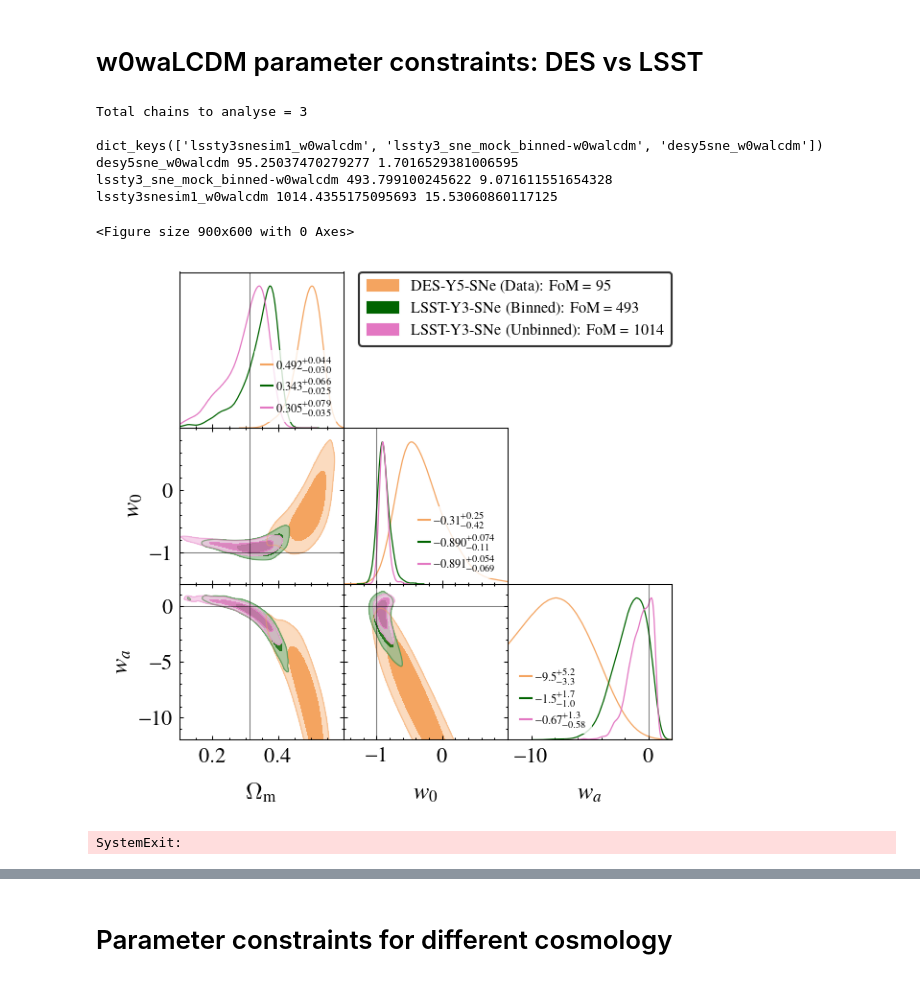
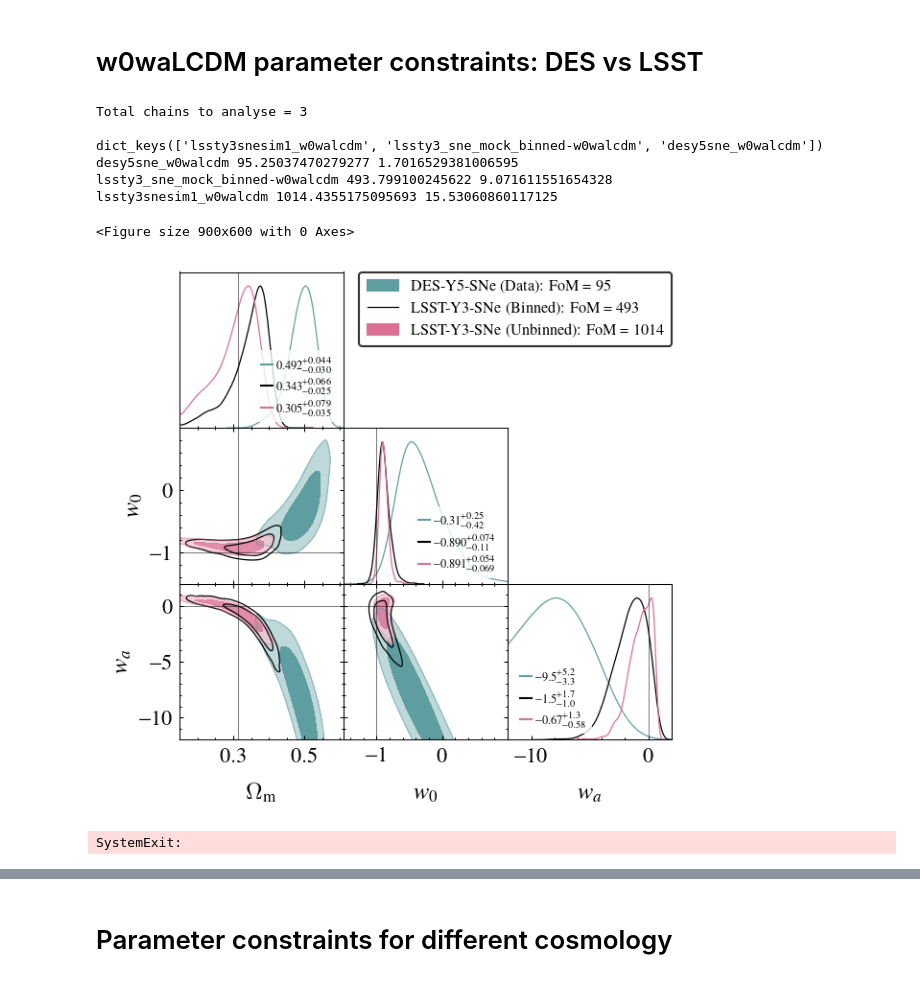
Before and after one commit to sriniraghunathan/CMB_BAO_SNe_likelihoods, a Jupyter notebook: analyse_chains_for_paper.ipynb, the cells around one changed output, grey strips where cells are left out. Saved outputs shown, nothing was run; the diff lists cells and outputs as text; code cells hidden in the pictures.

```diff
--- a/analyse_chains_for_paper.ipynb
+++ b/analyse_chains_for_paper.ipynb
@@ -107,7 +107,8 @@ for desi_iter in range(2):
 
     chains_to_plot = chain_fdlist
     filled = [True, False, False, True]
-    color_arr = ['sandybrown', 'steelblue', 'darkred', 'black']
+    #color_arr = ['sandybrown', 'steelblue', 'darkred', 'black']
+    color_arr = ['black', 'steelblue', 'darkred', 'sandybrown']
 
     print('\n')
     samples_to_plot, labels_arr = [], []
@@ -279,35 +280,37 @@ for chainname in chains_to_plot:
 if which_cosmo == 'lcdm':
     sys.exit()
 clf()
 #param_limits_dic = {'omegam': [0.1, 0.6], 'omch2': [0., 0.25], 'w': [-1.3, -0.6], 'wa': [-4, 3.]}
-param_limits_dic = {'omegam': [0.1, 0.6], 'w': [-1.5, 1.], 'wa': [-12, 2.]}
+####param_limits_dic = {'omegam': [0.1, 0.6], 'w': [-1.5, 1.], 'wa': [-12, 2.]}
+param_limits_dic = {'omegam': [0.15, 0.61], 'w': [-1.5, 1.], 'wa': [-12, 2.]}
 #param_limits_dic = {'omegam': [0.2, 0.6], 'w': [-1.3, 0.3], 'wa': [-4., 1.2]}
 
 g = misc_getdist.make_getdist_plot('triangle',
                                    samples_to_plot,
                                    params_to_plot,
                                    param_dict = param_dict,
                                    #color_arr = ['sandybrown', 'black', 'tab:green', 'tab:pink'],
-                                   color_arr = ['sandybrown', 'darkgreen', 'tab:pink'],
+                                   #color_arr = ['sandybrown', 'darkgreen', 'tab:pink'],
+                                   color_arr = ['cadetblue', 'black', 'palevioletred'],
                                    figsize = figsize, fsval = fsval,
-                                   filled = [True, True, True],
+                                   filled = [True, False, True],
                                    legloc = 'upper right',
                                    legfsval = legfsval,
                                    labels = labels_arr,
                                    param_limits_dic = param_limits_dic,
                                    diagonal_errors_fsval = 6.,
                                    diagonal_errors_legloc = [4, 4, 3],
                                   )
 plname = 'plots/%s_lsst_des.pdf' %(which_cosmo)
 savefig(plname, dpi = 200.)
 show(); sys.exit()
 # %% [output]
 Total chains to analyse = 3
 
 dict_keys(['lssty3snesim1_w0walcdm', 'lssty3_sne_mock_binned-w0walcdm', 'desy5sne_w0walcdm'])
 desy5sne_w0walcdm 95.25037470279277 1.7016529381006595
 lssty3_sne_mock_binned-w0walcdm 493.799100245622 9.071611551654328
 lssty3snesim1_w0walcdm 1014.4355175095693 15.53060860117125
 <Figure size 900x600 with 0 Axes>
-[figure, old version]
+[figure, new version]
 SystemExit:
```
Also changed, not shown: parts of 5 cells of this notebook, 47 other files.
